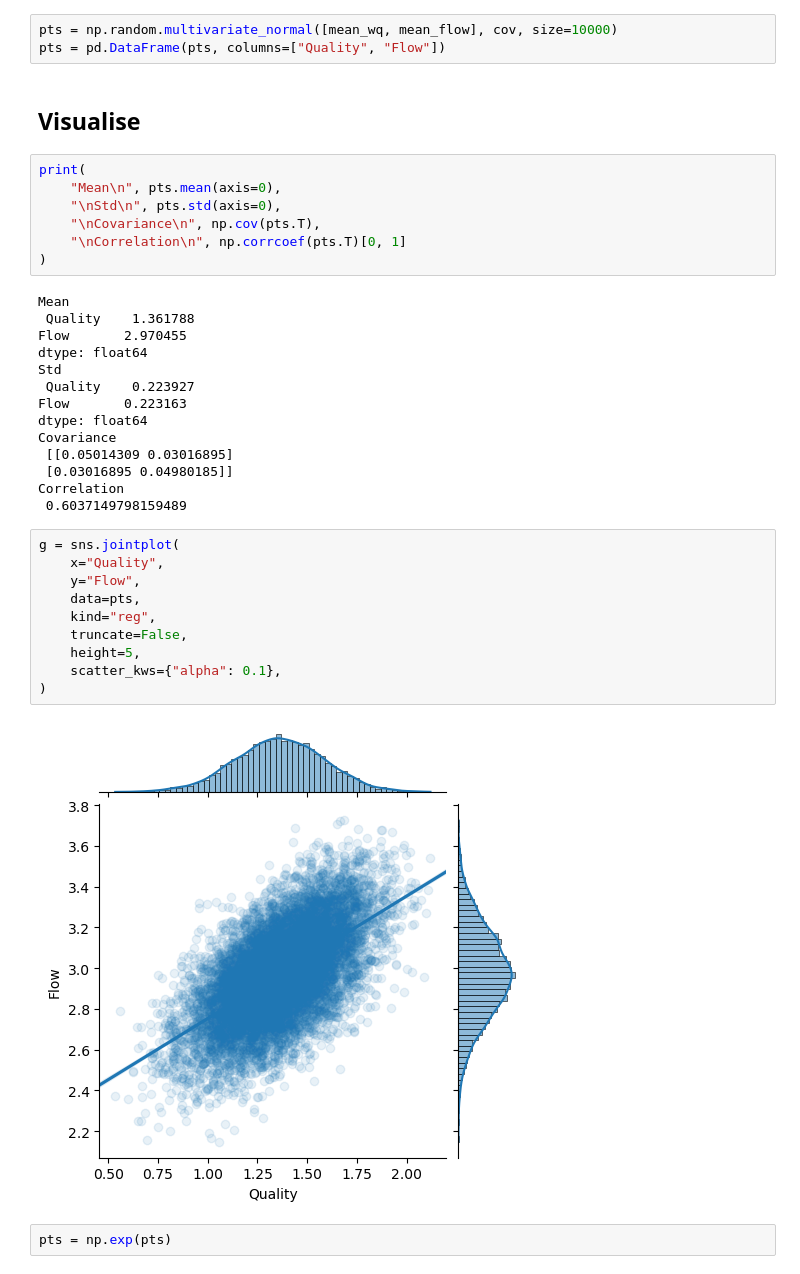
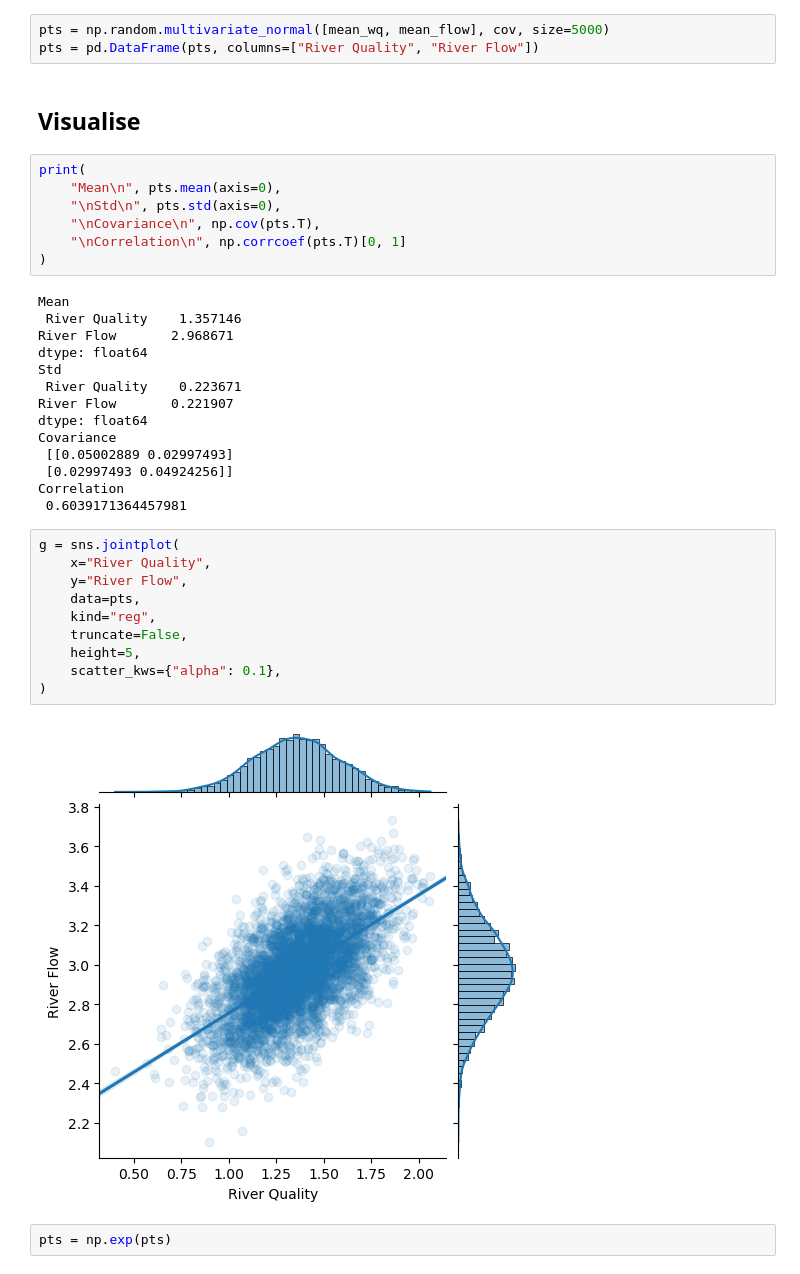
Before and after one commit to PauJuan/PyRQP, a Jupyter notebook: src/PyRQP/test_multivariate_func.ipynb, the cells around one changed output. Saved outputs shown, nothing was run; the diff lists cells and outputs as text.

Commit message:
changed plot testing the random multivariate function

```diff
--- a/src/PyRQP/test_multivariate_func.ipynb
+++ b/src/PyRQP/test_multivariate_func.ipynb
@@ -24,8 +24,8 @@ cov
 # %% [output]
 [[0.050204676096, 0.030130334208], [0.030130334208, 0.0502297744]]
 # %%
-pts = np.random.multivariate_normal([mean_wq, mean_flow], cov, size=10000)
-pts = pd.DataFrame(pts, columns=["Quality", "Flow"])
+pts = np.random.multivariate_normal([mean_wq, mean_flow], cov, size=5000)
+pts = pd.DataFrame(pts, columns=["River Quality", "River Flow"])
 # %% [markdown]
 ## Visualise
 # %%
@@ -37,30 +37,30 @@ print(
 )
 # %% [output]
 Mean
- Quality    1.361788
-Flow       2.970455
+ River Quality    1.357146
+River Flow       2.968671
 dtype: float64
 Std
- Quality    0.223927
-Flow       0.223163
+ River Quality    0.223671
+River Flow       0.221907
 dtype: float64
 Covariance
- [[0.05014309 0.03016895]
- [0.03016895 0.04980185]]
+ [[0.05002889 0.02997493]
+ [0.02997493 0.04924256]]
 Correlation
- 0.6037149798159489
+ 0.6039171364457981
 # %%
 g = sns.jointplot(
-    x="Quality",
-    y="Flow",
+    x="River Quality",
+    y="River Flow",
     data=pts,
     kind="reg",
     truncate=False,
     height=5,
     scatter_kws={"alpha": 0.1},
 )
 # %% [output]
-[figure, old version]
+[figure, new version]
 # %%
 pts = np.exp(pts)
 # %%
```
Also changed, not shown: parts of 2 cells of this notebook.
